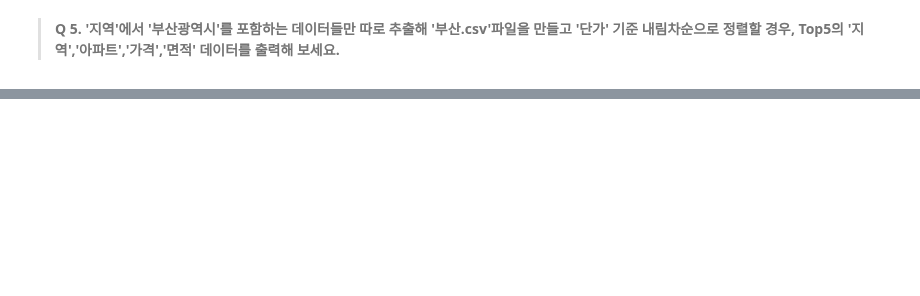
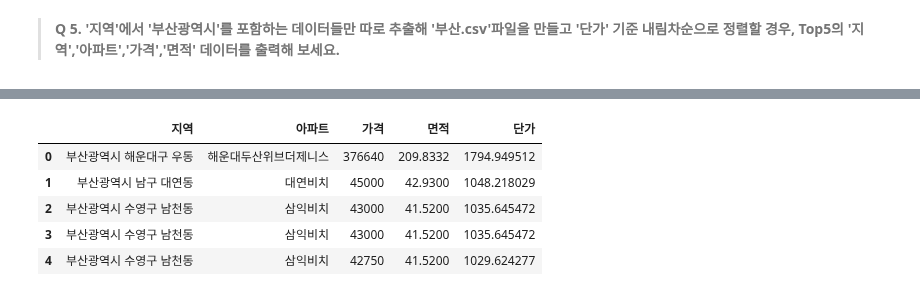
Before and after one commit to arkwith7/aSSIST_ML, a Jupyter notebook: Python1/aSSIST MBA_Review과제1.ipynb, the cells around one changed output, grey strips where cells are left out. Saved outputs shown, nothing was run; the diff lists cells and outputs as text; code cells hidden in the pictures; blank space fills up the shorter version.

```diff
--- a/Python1/aSSIST MBA_Review과제1.ipynb
+++ b/Python1/aSSIST MBA_Review과제1.ipynb
@@ -95,0 +133,9 @@ InvalidIndexError: (27011     True
+# %%
+busan_apt.sort_values(by = '단가', ascending = False).loc[:4,('지역','아파트','가격','면적','단가')]
+# %% [output]
+|  | 지역 | 아파트 | 가격 | 면적 | 단가 |
+| 0 | 부산광역시 해운대구 우동 | 해운대두산위브더제니스 | 376640 | 209.8332 | 1794.949512 |
+| 1 | 부산광역시 남구 대연동 | 대연비치 | 45000 | 42.9300 | 1048.218029 |
+| 2 | 부산광역시 수영구 남천동 | 삼익비치 | 43000 | 41.5200 | 1035.645472 |
+| 3 | 부산광역시 수영구 남천동 | 삼익비치 | 43000 | 41.5200 | 1035.645472 |
+| 4 | 부산광역시 수영구 남천동 | 삼익비치 | 42750 | 41.5200 | 1029.624277 |
```
Also changed, not shown: parts of 6 cells of this notebook, 2 other files.
